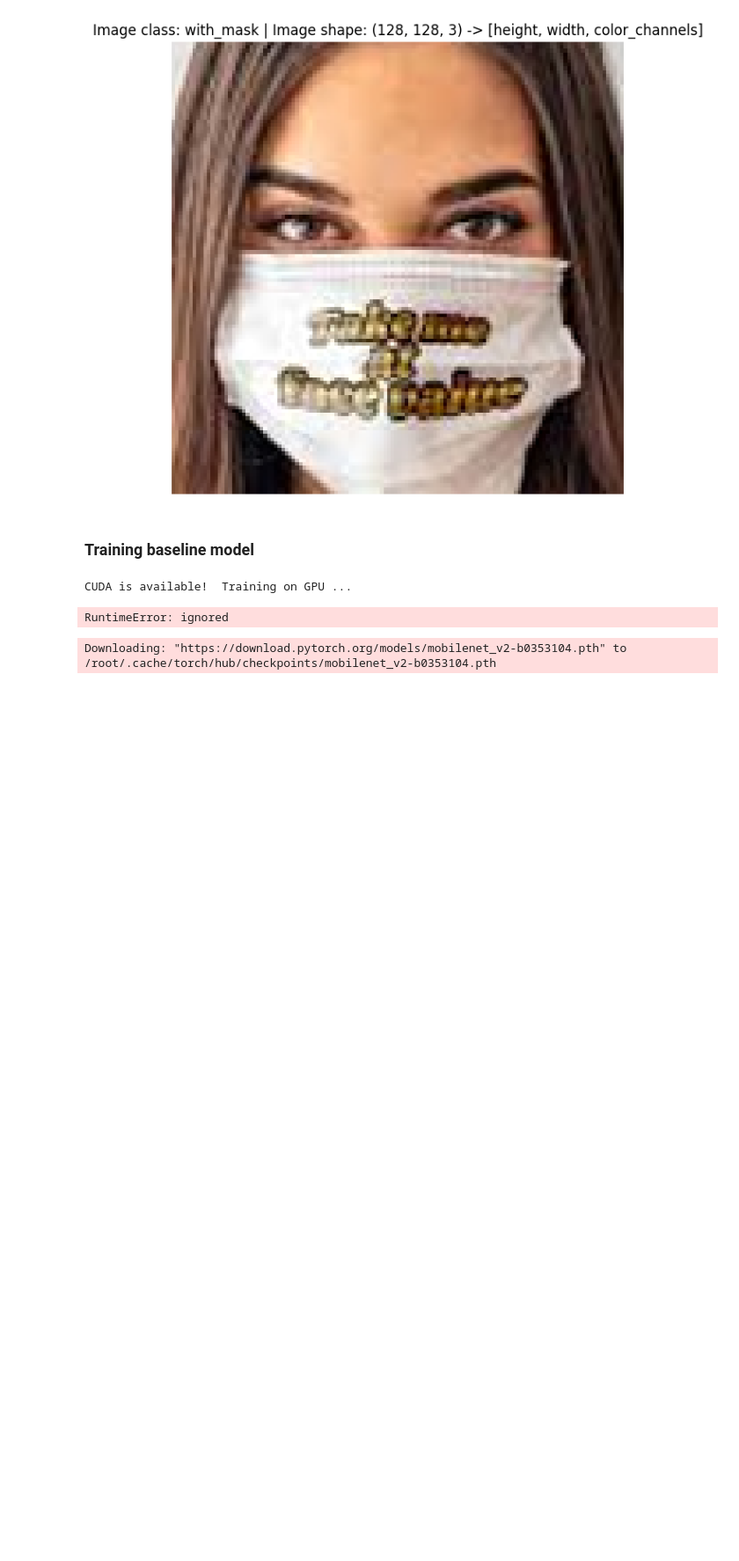
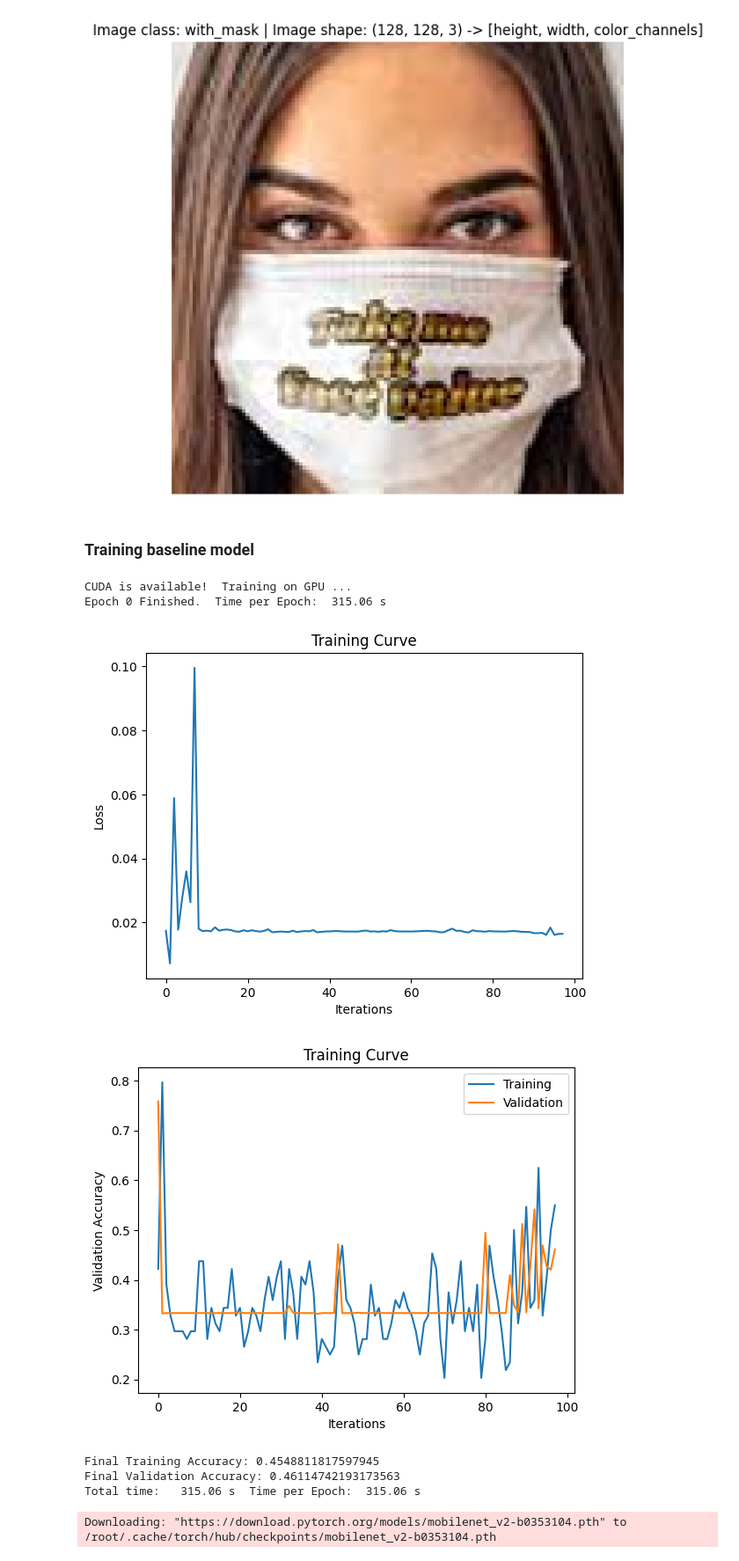
Before and after one commit to zhiyangg/aps360, a Jupyter notebook: APS360.ipynb, the cells around one changed output. Shown: that part at 88% size. Cells and saved outputs as stored; diff of their text form; code cells hidden in the pictures; blank space fills up the shorter version.

Commit message:
tried training base model, not sure if theres an error in train function

```diff
--- a/APS360.ipynb
+++ b/APS360.ipynb
@@ -155,6 +155,8 @@ from torchvision.datasets import ImageFolder
 import torchvision.transforms as transforms
 import time
 import matplotlib.pyplot as plt
+# %%
+device = torch.device("cuda" if torch.cuda.is_available() else "cpu")
 # %%
 def get_accuracy(model, data):
     correct = 0
@@ -162,6 +164,7 @@ def get_accuracy(model, data):
     model.eval()
 
     for imgs, labels in DataLoader(data, batch_size=64):
+        imgs, labels = imgs.to(device), labels.to(device)
         output = model(imgs)
         pred = output.max(1, keepdim=True)[1] # get the index of the max logit
         correct += pred.eq(labels.view_as(pred)).sum().item()
@@ -189,9 +192,7 @@ def train(model, train_data, valid_data, batch_size=64, num_epochs=1):
 
             #############################################
             #To Enable GPU Usage
-            if torch.cuda.is_available():
-                imgs = imgs.cuda()
-                labels = labels.cuda()
+            imgs, labels = imgs.to(device), labels.to(device)
             #############################################
 
             out = model(imgs)             # forward pass
@@ -240,30 +241,36 @@ def train(model, train_data, valid_data, batch_size=64, num_epochs=1):
     print ("Total time:  % 6.2f s  Time per Epoch: % 6.2f s " % ( (end_time-start_time), ((end_time-start_time) / num_epochs) ))
 # %%
 base_model = models.resnet18(weights="DEFAULT")
+base_model = base_model.to(device)
 num_features = base_model.fc.in_features
 base_model.fc = nn.Linear(num_features, 3)
 
 # Data loading and preprocessing
 transform = transforms.Compose([
     transforms.Resize((224, 224)),
     transforms.ToTensor(),
     transforms.Normalize(mean=[0.485, 0.456, 0.406], std=[0.229, 0.224, 0.225]),
     # These are the values used in ImageNet, hence we should normalize our data to these values too
 ])
 
 if torch.cuda.is_available():
     base_model.cuda()
     print('CUDA is available!  Training on GPU ...')
 else:
     print('CUDA is not available.  Training on CPU ...')
 
 train_data = ImageFolder(train_dir, transform)
 val_data = ImageFolder(root=val_dir, transform=transform)
 
 train(base_model, train_data, val_data)
 # %% [output]
 CUDA is available!  Training on GPU ...
+Epoch 0 Finished.  Time per Epoch:  315.06 s
+[figure, added]
+[figure, added]
-RuntimeError: ignored
+Final Training Accuracy: 0.4548811817597945
+Final Validation Accuracy: 0.46114742193173563
+Total time:   315.06 s  Time per Epoch:  315.06 s
 # %%
 import torch
 import torch.nn as nn
```
